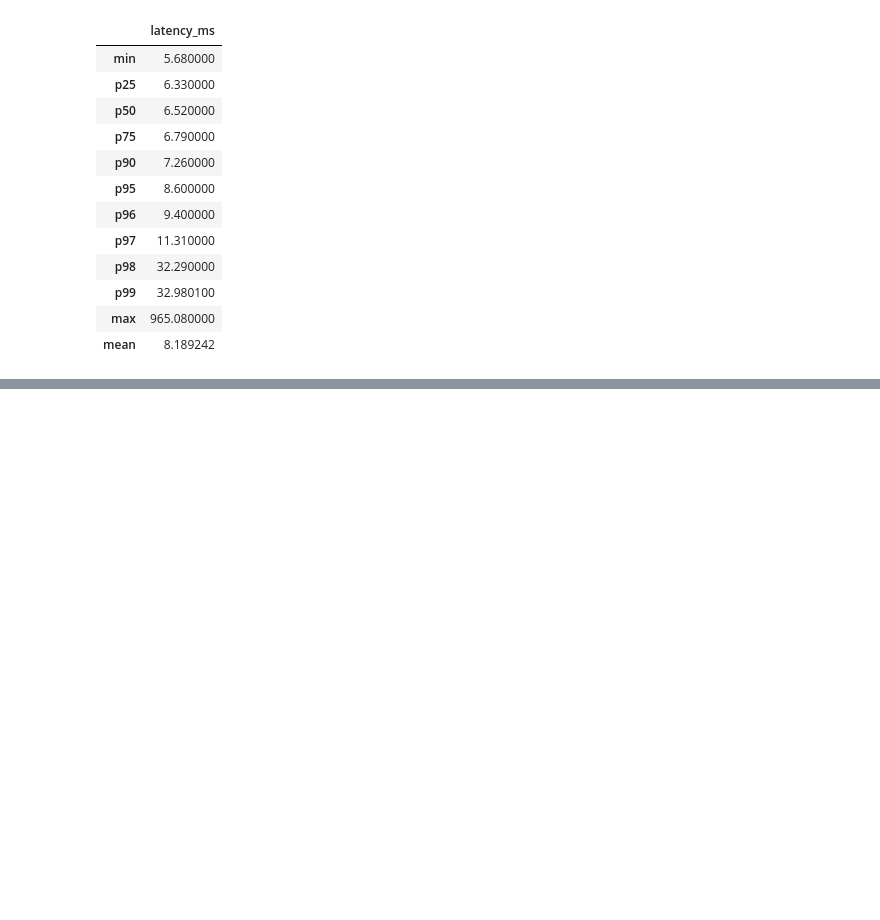
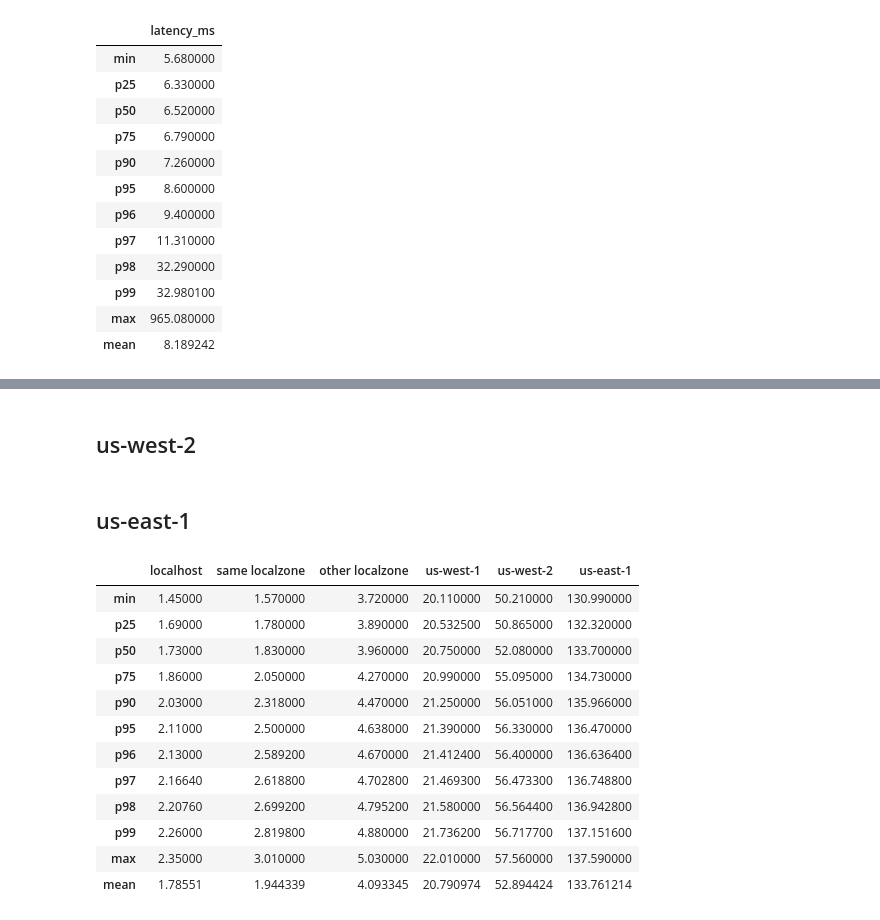
Before and after one commit to ericmelz/pinger-parser, a Jupyter notebook: jupyter/Pinger Parser Playground.ipynb, the cells around one changed output, grey strips where cells are left out. Cells and saved outputs as stored; diff of their text form; code cells hidden in the pictures; blank space fills up the shorter version.

```diff
--- a/jupyter/Pinger Parser Playground.ipynb
+++ b/jupyter/Pinger Parser Playground.ipynb
@@ -671,0 +531,2 @@ boxplot = df20.boxplot(column=['localhost', 'same localzone',
+# %% [markdown]
+## us-west-2
@@ -671,0 +535,2 @@ boxplot = df20.boxplot(column=['localhost', 'same localzone',
+# %% [markdown]
+## us-east-1
@@ -671,0 +539,67 @@ boxplot = df20.boxplot(column=['localhost', 'same localzone',
+# %%
+data = {'localhost':[df13['latency_ms'].min(),
+                      df13.quantile(.25)['latency_ms'], df13.quantile(.5)['latency_ms'],
+                      df13.quantile(.75)['latency_ms'], df13.quantile(.9)['latency_ms'],
+                      df13.quantile(.95)['latency_ms'], df13.quantile(.96)['latency_ms'],
+                      df13.quantile(.97)['latency_ms'], df13.quantile(.98)['latency_ms'],
+                      df13.quantile(.99)['latency_ms'],
+                      df13['latency_ms'].max(),
+                      df13['latency_ms'].mean()],
+        'same localzone':[df14['latency_ms'].min(),
+                      df14.quantile(.25)['latency_ms'], df14.quantile(.5)['latency_ms'],
+                      df14.quantile(.75)['latency_ms'], df14.quantile(.9)['latency_ms'],
+                      df14.quantile(.95)['latency_ms'], df14.quantile(.96)['latency_ms'],
+                      df14.quantile(.97)['latency_ms'], df14.quantile(.98)['latency_ms'],
+                      df14.quantile(.99)['latency_ms'],
+                      df14['latency_ms'].max(),
+                      df14['latency_ms'].mean()],
+        'other localzone':[df15['latency_ms'].min(),
+                      df15.quantile(.25)['latency_ms'], df15.quantile(.5)['latency_ms'],
+                      df15.quantile(.75)['latency_ms'], df15.quantile(.9)['latency_ms'],
+                      df15.quantile(.95)['latency_ms'], df15.quantile(.96)['latency_ms'],
+                      df15.quantile(.97)['latency_ms'], df15.quantile(.98)['latency_ms'],
+                      df15.quantile(.99)['latency_ms'],
+                      df15['latency_ms'].max(),
+                      df15['latency_ms'].mean()],
+        'us-west-1':[df16['latency_ms'].min(),
+                      df16.quantile(.25)['latency_ms'], df16.quantile(.5)['latency_ms'],
+                      df16.quantile(.75)['latency_ms'], df16.quantile(.9)['latency_ms'],
+                      df16.quantile(.95)['latency_ms'], df16.quantile(.96)['latency_ms'],
+                      df16.quantile(.97)['latency_ms'], df16.quantile(.98)['latency_ms'],
+                      df16.quantile(.99)['latency_ms'],
+                      df16['latency_ms'].max(),
+                      df16['latency_ms'].mean()],
+        'us-west-2':[df17['latency_ms'].min(),
+                      df17.quantile(.25)['latency_ms'], df17.quantile(.5)['latency_ms'],
+                      df17.quantile(.75)['latency_ms'], df17.quantile(.9)['latency_ms'],
+                      df17.quantile(.95)['latency_ms'], df17.quantile(.96)['latency_ms'],
+                      df17.quantile(.97)['latency_ms'], df17.quantile(.98)['latency_ms'],
+                      df17.quantile(.99)['latency_ms'],
+                      df17['latency_ms'].max(),
+                      df17['latency_ms'].mean()],
+        'us-east-1':[df18['latency_ms'].min(),
+                      df18.quantile(.25)['latency_ms'], df18.quantile(.5)['latency_ms'],
+                      df18.quantile(.75)['latency_ms'], df18.quantile(.9)['latency_ms'],
+                      df18.quantile(.95)['latency_ms'], df18.quantile(.96)['latency_ms'],
+                      df18.quantile(.97)['latency_ms'], df18.quantile(.98)['latency_ms'],
+                      df18.quantile(.99)['latency_ms'],
+                      df18['latency_ms'].max(),
+                      df18['latency_ms'].mean()],
+        }
+index = ['min', 'p25', 'p50', 'p75', 'p90', 'p95', 'p96', 'p97', 'p98', 'p99', 'max', 'mean']
+df19 = pd.DataFrame(data, index=index)
+df19
+# %% [output]
+|  | localhost | same localzone | other localzone | us-west-1 | us-west-2 | us-east-1 |
+| min | 1.45000 | 1.570000 | 3.720000 | 20.110000 | 50.210000 | 130.990000 |
+| p25 | 1.69000 | 1.780000 | 3.890000 | 20.532500 | 50.865000 | 132.320000 |
+| p50 | 1.73000 | 1.830000 | 3.960000 | 20.750000 | 52.080000 | 133.700000 |
+| p75 | 1.86000 | 2.050000 | 4.270000 | 20.990000 | 55.095000 | 134.730000 |
+| p90 | 2.03000 | 2.318000 | 4.470000 | 21.250000 | 56.051000 | 135.966000 |
+| p95 | 2.11000 | 2.500000 | 4.638000 | 21.390000 | 56.330000 | 136.470000 |
+| p96 | 2.13000 | 2.589200 | 4.670000 | 21.412400 | 56.400000 | 136.636400 |
+| p97 | 2.16640 | 2.618800 | 4.702800 | 21.469300 | 56.473300 | 136.748800 |
+| p98 | 2.20760 | 2.699200 | 4.795200 | 21.580000 | 56.564400 | 136.942800 |
+| p99 | 2.26000 | 2.819800 | 4.880000 | 21.736200 | 56.717700 | 137.151600 |
+| max | 2.35000 | 3.010000 | 5.030000 | 22.010000 | 57.560000 | 137.590000 |
+| mean | 1.78551 | 1.944339 | 4.093345 | 20.790974 | 52.894424 | 133.761214 |
```
Also changed, not shown: parts of 58 cells of this notebook, 1 other file.
